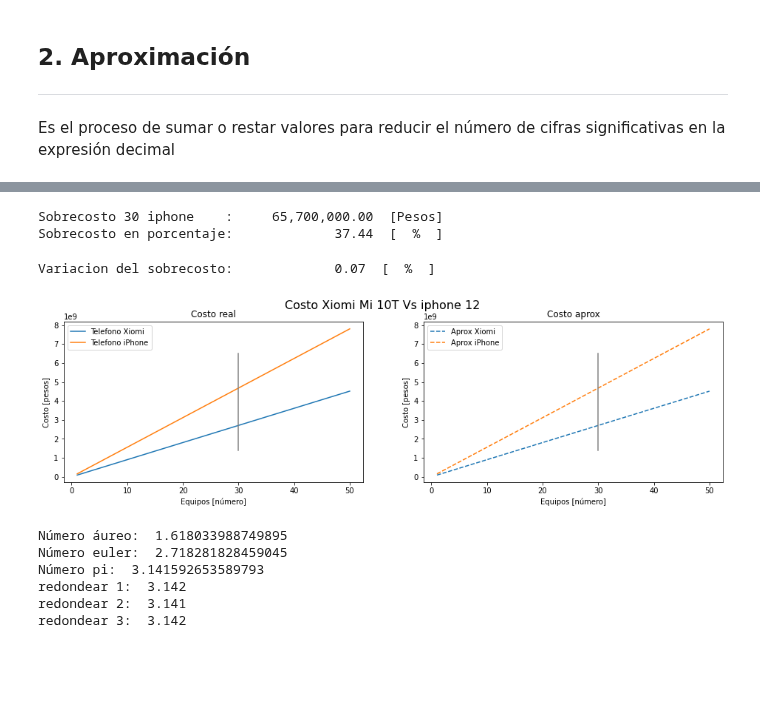
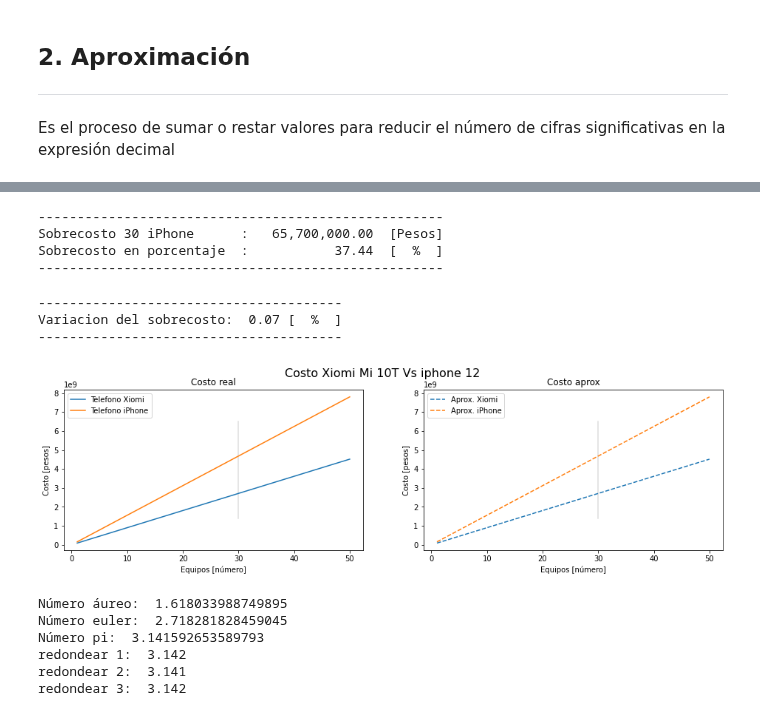
Before and after one commit to GiancarloBenavides/Metodos-Numericos, a Jupyter notebook: Jupyter/01_Redondeo.ipynb, the cells around one changed output, grey strips where cells are left out. Drawn from its saved outputs; the diff is of its cells as text; code cells hidden in the pictures; blank space fills up the shorter version.

```diff
--- a/Jupyter/01_Redondeo.ipynb
+++ b/Jupyter/01_Redondeo.ipynb
@@ -78,11 +90,14 @@ Cifras Significativas Costo:      8
 Es el proceso de sumar o restar valores para reducir el número de cifras significativas en la expresión decimal
 # %%
 # Precio de 30 iPhone 12-128GB en fallabella
-Precio_iphone = 5_199_900       # Presos Colombianos
-Costo_telefonos_2 = Número_alumnos * Precio_iphone
+Precio_iPhone = 5_199_900       # Presos Colombianos
+Costo_2 = Alumnos * Precio_iPhone
 
-print(f"Precio Xiomi [1 Unid]   :      {Precio_xiomi:,.2f}  :  {type(Precio_xiomi)}")
-print(f"Precio iphone [1 Unid]  :      {Precio_iphone:_.2f}  :  {type(Precio_iphone)}")
-print(f"Precio Xiomi [{Número_alumnos} Unid]  :     {Costo_telefonos_1:,.2f}  :  {type(Costo_telefonos_1)}")
-print(f"Precio iphone [{Número_alumnos} Unid] :    {Costo_telefonos_2:,.2f}  :  {type(Costo_telefonos_2)}")
+# Salida
+print("-------------------------------------------------------------------")
+print(f"| Precio Xiomi   [1 Unid] :      {Precio_xiomi:_.2f}  |  {type(Precio_xiomi)} |")
+print(f"| Precio iPhone  [1 Unid] :      {Precio_iPhone:_.2f}  |  {type(Precio_iPhone)}   |")
+print(f"| Precio Xiomi  [{Alumnos} Unid] :     {Costo_1:,.2f}  |  {type(Costo_1)} |")
+print(f"| Precio iPhone [{Alumnos} Unid] :    {Costo_2:,.2f}  |  {type(Costo_2)}   |")
+print("-------------------------------------------------------------------")
 # %% [output]
@@ -134,49 +171,65 @@ Costo 2:  |    155,997,000.00 |    156,000,000.00 |        3,000.00 |    0.00%
 # %%
 # Calculo del Sobrecosto de iPhone 12 vs Xiomi MI10T (reducción de cifras significativas)
-Sobrecosto_aprox = Costo_aprox_2 - Costo_aprox_1
-Porcetaje_sobrecosto_aprox = 100 * ((Costo_aprox_1 - Sobrecosto_aprox) / Sobrecosto_aprox)
-print(f"Sobrecosto {Número_alumnos} iphone    :     {Sobrecosto_aprox:,.2f}  [Pesos]")
-print(f"Sobrecosto en porcentaje:             {Porcetaje_sobrecosto_aprox:,.2f}  [  %  ]")
+Sobrecosto_aprox = Costo_aproximado_2 - Costo_aproximado_1
+Porcentaje_sobrecosto_aprox = 100 * ((Costo_aproximado_1 - Sobrecosto_aprox) / Sobrecosto_aprox)
+
+# Salida
+print(f"----------------------------------------------------")
+print(f"Sobrecosto {Alumnos} iPhone      :   {Sobrecosto_aprox:10,.2f}  [Pesos]")
+print(f"Sobrecosto en porcentaje  :          {Porcentaje_sobrecosto_aprox:6,.2f}  [  %  ]")
+print(f"----------------------------------------------------")
 # %% [output]
-Sobrecosto 30 iphone    :     65,700,000.00  [Pesos]
-Sobrecosto en porcentaje:             37.44  [  %  ]
+----------------------------------------------------
+Sobrecosto 30 iPhone      :   65,700,000.00  [Pesos]
+Sobrecosto en porcentaje  :           37.44  [  %  ]
+----------------------------------------------------
 # %%
 # Variación del sobrecosto al reducir las cifras significativas
-Delta_de_sobreosto = Porcetaje_sobrecosto - Porcetaje_sobrecosto_aprox
-print(f"Variacion del sobrecosto:             {Delta_de_sobreosto:,.2f}  [  %  ]")
+Delta_de_sobrecosto = Porcentaje_sobrecosto - Porcentaje_sobrecosto_aprox
+
+# Salida
+print(f"---------------------------------------")
+print(f"Variacion del sobrecosto: {Delta_de_sobrecosto:5,.2f} [  %  ]")
+print(f"---------------------------------------")
 # %% [output]
-Variacion del sobrecosto:             0.07  [  %  ]
+---------------------------------------
+Variacion del sobrecosto:  0.07 [  %  ]
+---------------------------------------
 # %%
 # Variación del sobrecosto con el número de equipos
-Numero = np.linspace(1, 50, 50)
-y1 = Numero * Costo_telefonos_1
-y2 = Numero * Costo_telefonos_2
-y3 = Numero * Costo_aprox_1
-y4 = Numero * Costo_aprox_2
+No = np.linspace(1, 50, 50)
+y1 = No * Costo_1
+y2 = No * Costo_2
+y3 = No * Costo_1
+y4 = No * Costo_2
 
+# Gráficas Costos
+#-------------------
 fig, ax = pl.subplots(1, 2)
 fig.set_size_inches(16, 4)
 fig.suptitle('Costo Xiomi Mi 10T Vs iphone 12', fontsize=16)
 
-ax[0].plot(Numero, y1, label="Telefono Xiomi")
-ax[0].plot(Numero, y2, label="Telefono iPhone")
-ax[0].axvline(x = Número_alumnos, ymin=0.2, ymax=0.8, color="gray")
+# Gráficas 1 - Costo Real
+ax[0].axvline(x = Alumnos, ymin=0.2, ymax=0.8, color="#ddd")
+ax[0].plot(No, y1, label="Telefono Xiomi")
+ax[0].plot(No, y2, label="Telefono iPhone")
 ax[0].set_title("Costo real")
 ax[0].set_xlabel("Equipos [número]")
 ax[0].set_ylabel("Costo [pesos]")
 ax[0].legend()
 
-ax[1].plot(Numero, y3, "--", label="Aprox Xiomi")
-ax[1].plot(Numero, y4, "--", label="Aprox iPhone")
-ax[1].axvline(x = Número_alumnos, ymin=0.2, ymax=0.8, color="gray")
+# Gráficas 2 - Costo Aproximado
+ax[1].axvline(x = Alumnos, ymin=0.2, ymax=0.8, color="#ddd")
+ax[1].plot(No, y3, "--", label="Aprox. Xiomi")
+ax[1].plot(No, y4, "--", label="Aprox. iPhone")
 ax[1].set_title("Costo aprox")
 ax[1].set_xlabel("Equipos [número]")
 ax[1].set_ylabel("Costo [pesos]")
 ax[1].legend()
 
 pl.show()
 # %% [output]
-[figure, old version]
+[figure, new version]
 # %%
 # Cifras significativas y aproximación de números irracionales
 x1 = (1 + sqrt(5)) / 2
```
Also changed, not shown: parts of 15 cells of this notebook, 4 other files.
